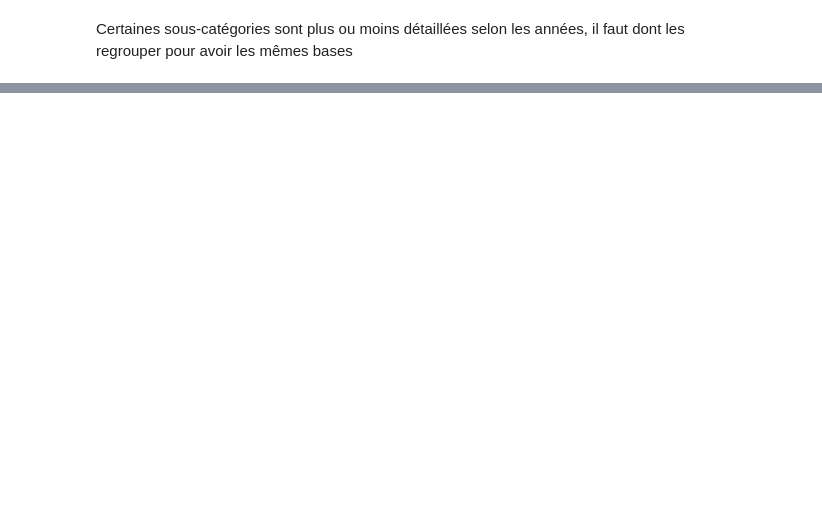
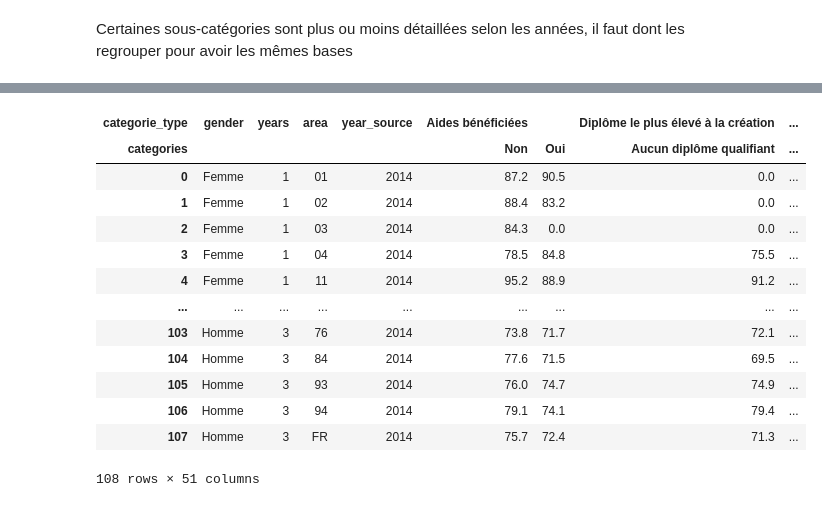
Before and after one commit to Gigique/Memoire_IA, a Jupyter notebook: notebooks/LoadAndCleanData.ipynb, the cells around one changed output, grey strips where cells are left out. Cells and saved outputs as stored; diff of their text form; code cells hidden in the pictures; blank space fills up the shorter version.

```diff
--- a/notebooks/LoadAndCleanData.ipynb
+++ b/notebooks/LoadAndCleanData.ipynb
@@ -436,0 +431,14 @@ def regouper(df):
+# %%
+df_2014["categorie_type"] = (
+    df_2014["categorie_type"]
+    .str.replace("\n", " ", regex=False)
+    .str.replace("\xa0", " ", regex=False)
+    .str.strip()
+)
+
+df_2018["categorie_type"] = (
+    df_2018["categorie_type"]
+    .str.replace("\n", " ", regex=False)
+    .str.replace("\xa0", " ", regex=False)
+    .str.strip()
+)
@@ -436,0 +564,13 @@ def regouper(df):
+# %%
+df_2018 = apply_category_mapping(df_2018, secteur_activite, "Secteur d'activité")
+df_2018 = apply_category_mapping(df_2018, tranche_age, "Tranche d'âge du créateur à la création")
+df_2014 = apply_category_mapping(df_2014, situation_pro, "Situation professionnelle au moment de la création")
+df_2014 = apply_category_mapping(df_2014, creation_entreprise, "Nombre de créations ou reprises au préalable")
+df_2014 = apply_category_mapping(df_2014, formations, "Formation particulière suivie pour la création")
+df_2018 = apply_category_mapping(df_2018, aides, "Aides bénéficiées")
+df_2014 = apply_category_mapping(df_2014, moyens_financiers_2014, "Moyens financiers nécessaires pour démarrer")
+df_2018 = apply_category_mapping(df_2018, moyens_financiers_2018, "Moyens financiers nécessaires pour démarrer")
+df_2014 = apply_category_mapping(df_2014, situation_perso, "Situation personnelle au moment de la création")
+df_2014 = apply_category_mapping(df_2014, difficulte_2014, "Principales difficultés rencontrées lors de la création")
+df_2018 = apply_category_mapping(df_2018, difficulte_2018, "Principales difficultés rencontrées lors de la création")
+df_2018 = apply_category_mapping(df_2018, experience, "Expérience du créateur dans le métier principal")
@@ -436,0 +597,28 @@ def regouper(df):
+# %%
+def pivot (df):
+    df_pivot = df.pivot_table(
+        index=['gender', 'years', 'area', 'year_source'],
+        columns=['categorie_type', 'categories'],
+        values='Taux de pérennité'
+        ).reset_index()
+    return df_pivot
+# %%
+df_2014_pivot = pivot(df_2014)
+df_2018_pivot = pivot(df_2018)
+# %%
+df_2014_pivot
+# %% [output]
+| categorie_type | gender | years | area | year_source | Aides bénéficiées |  | Diplôme le plus élevé à la création | ... |
+| categories |  |  |  |  | Non | Oui | Aucun diplôme qualifiant | ... |
+| 0 | Femme | 1 | 01 | 2014 | 87.2 | 90.5 | 0.0 | ... |
+| 1 | Femme | 1 | 02 | 2014 | 88.4 | 83.2 | 0.0 | ... |
+| 2 | Femme | 1 | 03 | 2014 | 84.3 | 0.0 | 0.0 | ... |
+| 3 | Femme | 1 | 04 | 2014 | 78.5 | 84.8 | 75.5 | ... |
+| 4 | Femme | 1 | 11 | 2014 | 95.2 | 88.9 | 91.2 | ... |
+| ... | ... | ... | ... | ... | ... | ... | ... | ... |
+| 103 | Homme | 3 | 76 | 2014 | 73.8 | 71.7 | 72.1 | ... |
+| 104 | Homme | 3 | 84 | 2014 | 77.6 | 71.5 | 69.5 | ... |
+| 105 | Homme | 3 | 93 | 2014 | 76.0 | 74.7 | 74.9 | ... |
+| 106 | Homme | 3 | 94 | 2014 | 79.1 | 74.1 | 79.4 | ... |
+| 107 | Homme | 3 | FR | 2014 | 75.7 | 72.4 | 71.3 | ... |
+108 rows × 51 columns
```
Also changed, not shown: parts of 38 cells of this notebook.
